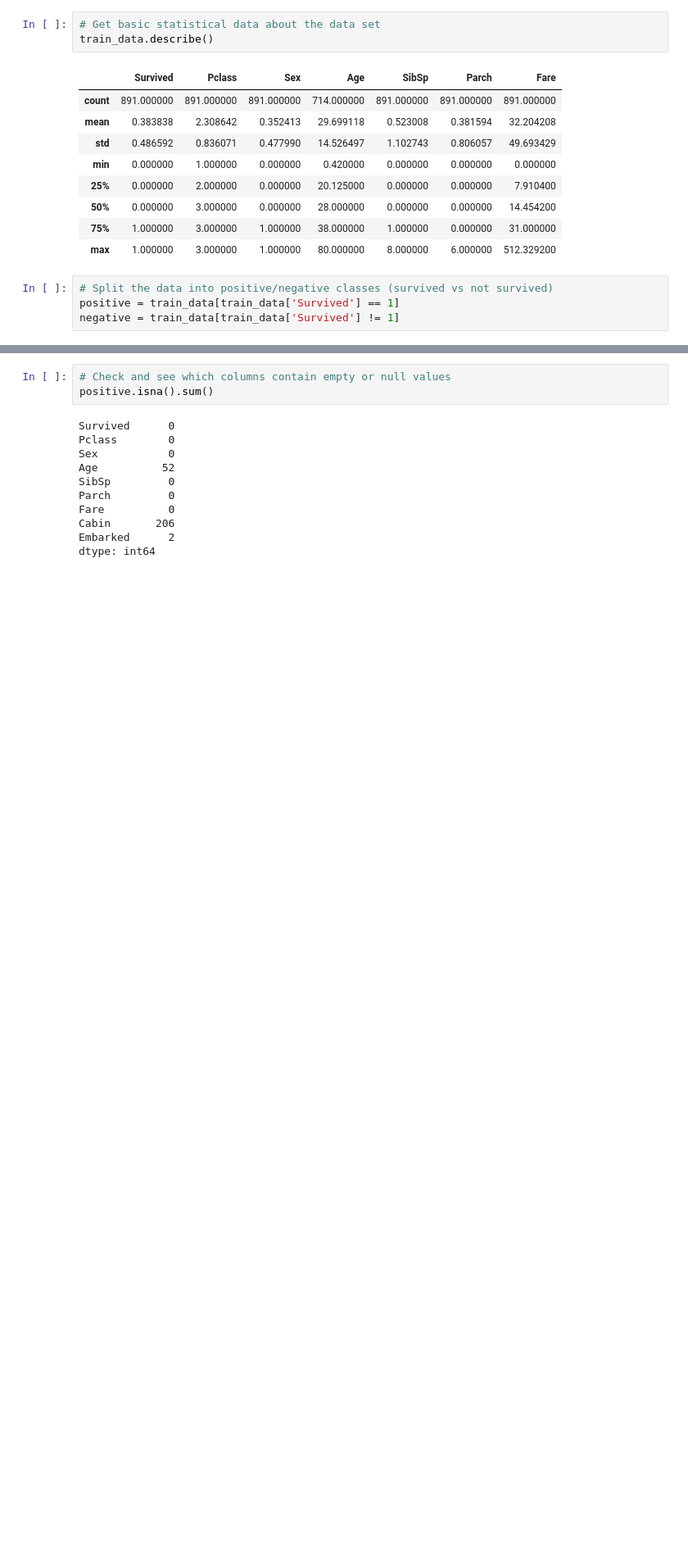
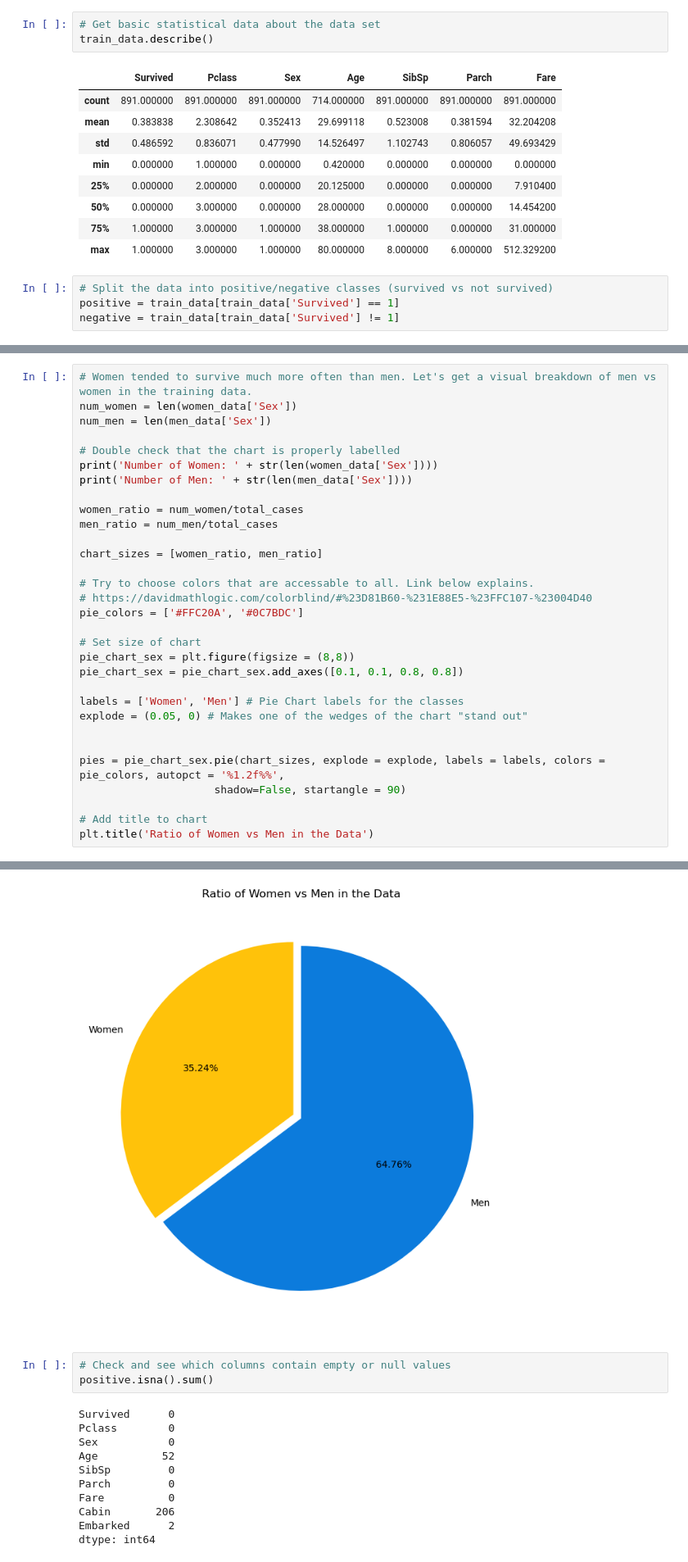
Before and after one commit to JacobEnochCMSC471/Kaggle-Titanic, a Jupyter notebook: Jacob Enoch Kaggle Titanic.ipynb, the cells around one changed output, grey strips where cells are left out. Shown at 82% size. Saved outputs shown, nothing was run; the diff lists cells and outputs as text; blank space fills up the shorter version.

```diff
--- a/Jacob Enoch Kaggle Titanic.ipynb
+++ b/Jacob Enoch Kaggle Titanic.ipynb
@@ -87,0 +119,32 @@ Text(0.5, 1.0, 'Ratio of Survivors (1) vs Deaths (0) in Data')
+# %%
+# Women tended to survive much more often than men. Let's get a visual breakdown of men vs women in the training data.
+num_women = len(women_data['Sex'])
+num_men = len(men_data['Sex'])
+
+# Double check that the chart is properly labelled
+print('Number of Women: ' + str(len(women_data['Sex'])))
+print('Number of Men: ' + str(len(men_data['Sex'])))
+
+women_ratio = num_women/total_cases
+men_ratio = num_men/total_cases
+
+chart_sizes = [women_ratio, men_ratio]
+
+# Try to choose colors that are accessable to all. Link below explains.
+# https://davidmathlogic.com/colorblind/#%23D81B60-%231E88E5-%23FFC107-%23004D40
+pie_colors = ['#FFC20A', '#0C7BDC']
+
+# Set size of chart
+pie_chart_sex = plt.figure(figsize = (8,8))
+pie_chart_sex = pie_chart_sex.add_axes([0.1, 0.1, 0.8, 0.8])
+
+labels = ['Women', 'Men'] # Pie Chart labels for the classes
+explode = (0.05, 0) # Makes one of the wedges of the chart "stand out"
+
+
+pies = pie_chart_sex.pie(chart_sizes, explode = explode, labels = labels, colors = pie_colors, autopct = '%1.2f%%',
+                     shadow=False, startangle = 90)
+
+# Add title to chart
+plt.title('Ratio of Women vs Men in the Data')
+# %% [output]
@@ -88,3 +154,4 @@ Text(0.5, 1.0, 'Ratio of Survivors (1) vs Deaths (0) in Data')
+[figure, added]
 # %%
 # Check and see which columns contain empty or null values
 positive.isna().sum()
```
Also changed, not shown: parts of 20 cells of this notebook.
